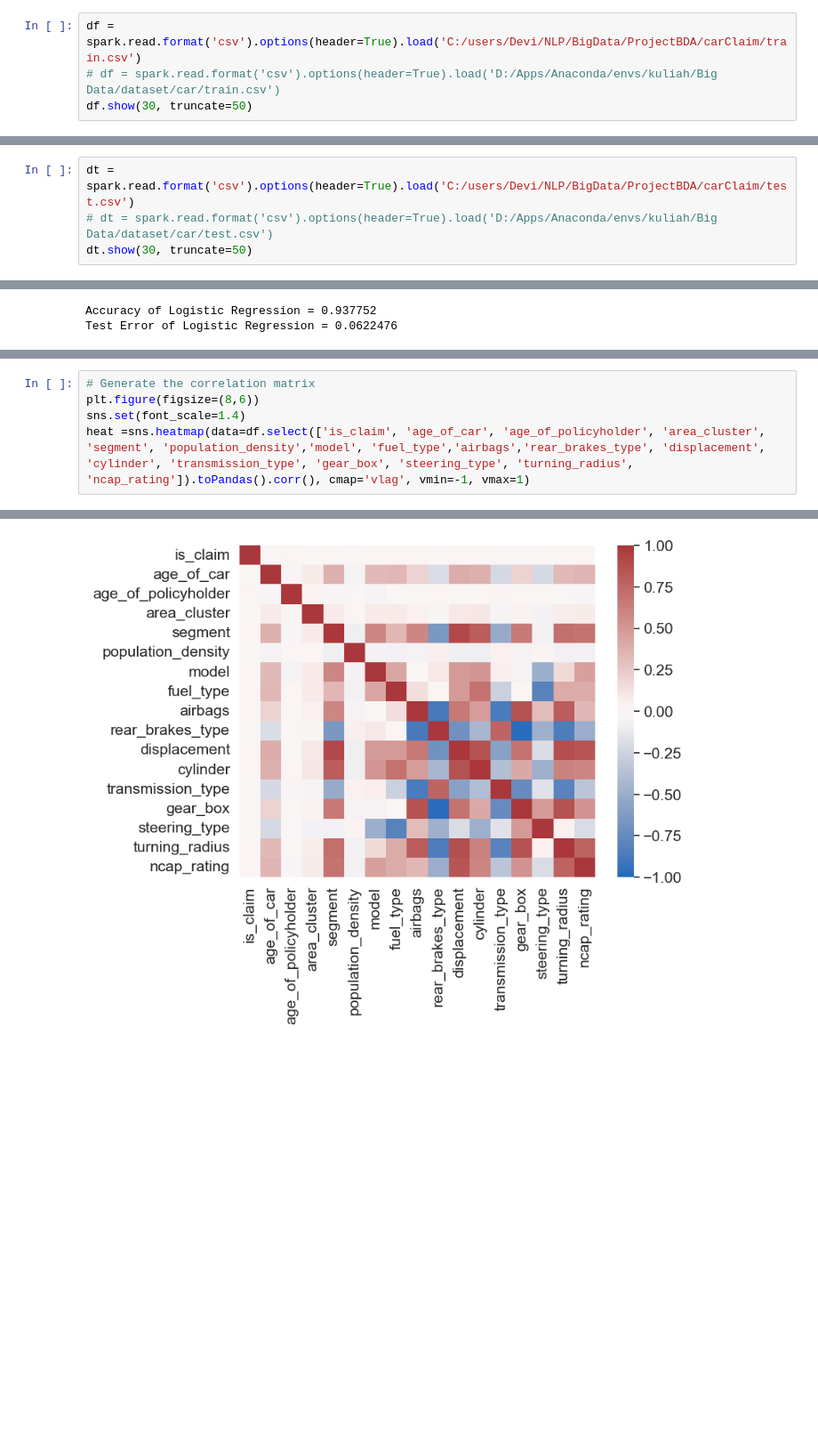
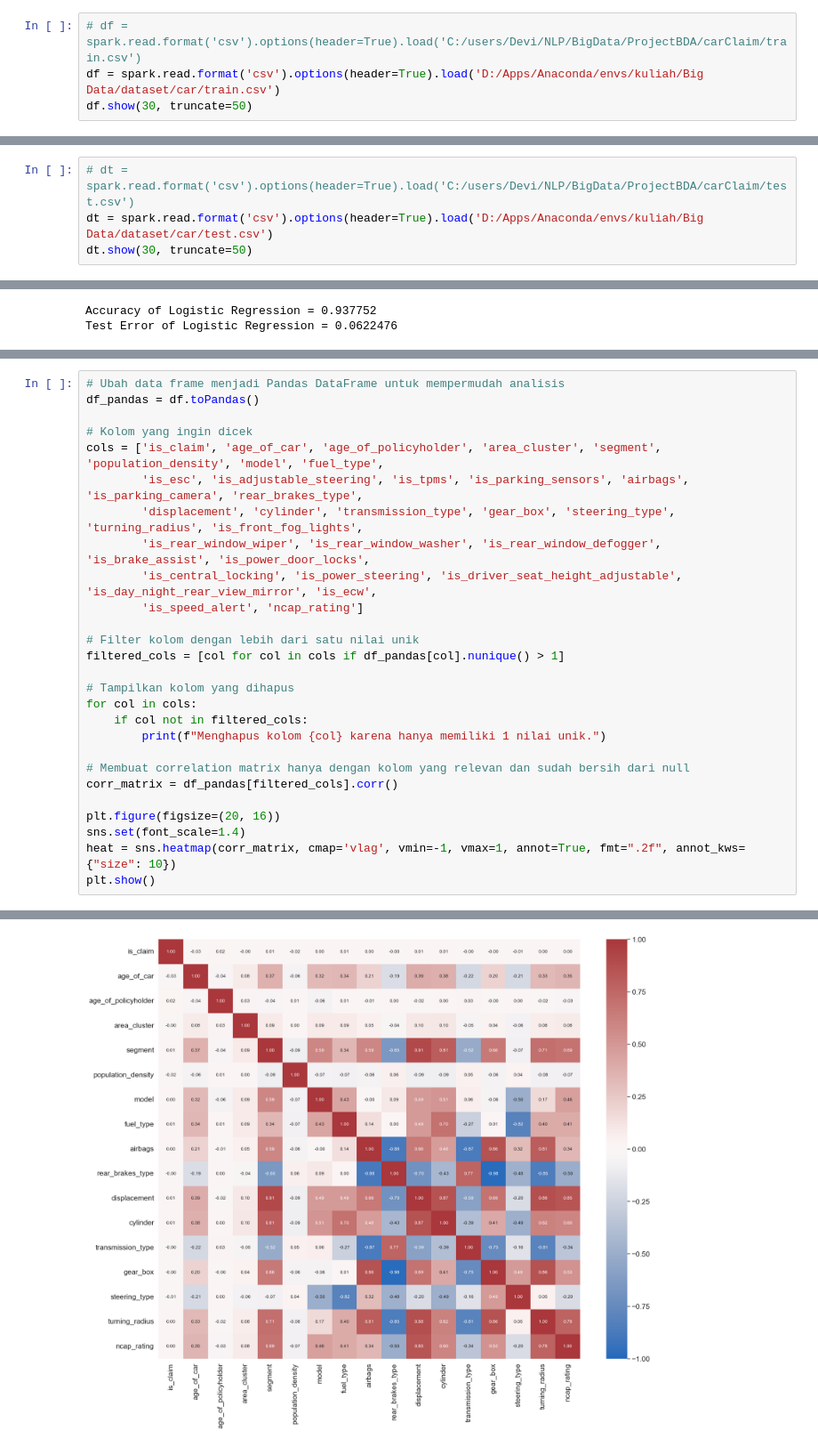
Before and after one commit to evlynEl/BigData, a Jupyter notebook: Projek.ipynb, the cells around one changed output, grey strips where cells are left out. Shown at 89% size. Cells and saved outputs as stored; diff of their text form; blank space fills up the shorter version.

```diff
--- a/Projek.ipynb
+++ b/Projek.ipynb
@@ -13,8 +13,8 @@ conf = SparkConf().setAppName('myApp') \
 sc = SparkContext(conf=conf)
 spark = SparkSession(sc)
 # %%
-df = spark.read.format('csv').options(header=True).load('C:/users/Devi/NLP/BigData/ProjectBDA/carClaim/train.csv')
-# df = spark.read.format('csv').options(header=True).load('D:/Apps/Anaconda/envs/kuliah/Big Data/dataset/car/train.csv')
+# df = spark.read.format('csv').options(header=True).load('C:/users/Devi/NLP/BigData/ProjectBDA/carClaim/train.csv')
+df = spark.read.format('csv').options(header=True).load('D:/Apps/Anaconda/envs/kuliah/Big Data/dataset/car/train.csv')
 df.show(30, truncate=50)
 # %% [output]
 +---------+-----------------+----------+-------------------+------------+------------------+----+-------+-----+---------+--------------+-----------------+-------------------------+-------+------+----- ...
@@ -35,8 +35,8 @@ df.show(30, truncate=50)
 +---------+-----------------+----------+-------------------+------------+------------------+----+-------+-----+---------+--------------+-----------------+-------------------------+-------+------+----- ...
 only showing top 30 rows
 # %%
-dt = spark.read.format('csv').options(header=True).load('C:/users/Devi/NLP/BigData/ProjectBDA/carClaim/test.csv')
-# dt = spark.read.format('csv').options(header=True).load('D:/Apps/Anaconda/envs/kuliah/Big Data/dataset/car/test.csv')
+# dt = spark.read.format('csv').options(header=True).load('C:/users/Devi/NLP/BigData/ProjectBDA/carClaim/test.csv')
+dt = spark.read.format('csv').options(header=True).load('D:/Apps/Anaconda/envs/kuliah/Big Data/dataset/car/test.csv')
 dt.show(30, truncate=50)
 # %% [output]
 +---------+-----------------+----------+-------------------+------------+------------------+----+-------+-----+---------+--------------+-----------------+---------------------+-------+------+--------- ...
@@ -773,6 +951,28 @@ heat =sns.heatmap(data=df.select(['is_claim', 'age_of_car', 'age_of_policyholder
 # %%
-# Generate the correlation matrix
-plt.figure(figsize=(8,6))
+# Ubah data frame menjadi Pandas DataFrame untuk mempermudah analisis
+df_pandas = df.toPandas()
+
+# Kolom yang ingin dicek
+cols = ['is_claim', 'age_of_car', 'age_of_policyholder', 'area_cluster', 'segment', 'population_density', 'model', 'fuel_type',
+        'is_esc', 'is_adjustable_steering', 'is_tpms', 'is_parking_sensors', 'airbags', 'is_parking_camera', 'rear_brakes_type',
+        'displacement', 'cylinder', 'transmission_type', 'gear_box', 'steering_type', 'turning_radius', 'is_front_fog_lights',
+        'is_rear_window_wiper', 'is_rear_window_washer', 'is_rear_window_defogger', 'is_brake_assist', 'is_power_door_locks',
+        'is_central_locking', 'is_power_steering', 'is_driver_seat_height_adjustable', 'is_day_night_rear_view_mirror', 'is_ecw',
+        'is_speed_alert', 'ncap_rating']
+
+# Filter kolom dengan lebih dari satu nilai unik
+filtered_cols = [col for col in cols if df_pandas[col].nunique() > 1]
+
+# Tampilkan kolom yang dihapus
+for col in cols:
+    if col not in filtered_cols:
+        print(f"Menghapus kolom {col} karena hanya memiliki 1 nilai unik.")
+
+# Membuat correlation matrix hanya dengan kolom yang relevan dan sudah bersih dari null
+corr_matrix = df_pandas[filtered_cols].corr()
+
+plt.figure(figsize=(20, 16))
 sns.set(font_scale=1.4)
-heat =sns.heatmap(data=df.select(['is_claim', 'age_of_car', 'age_of_policyholder', 'area_cluster', 'segment', 'population_density','model', 'fuel_type','airbags','rear_brakes_type', 'displacement', 'cylinder', 'transmission_type', 'gear_box', 'steering_type', 'turning_radius', 'ncap_rating']).toPandas().corr(), cmap='vlag', vmin=-1, vmax=1)
+heat = sns.heatmap(corr_matrix, cmap='vlag', vmin=-1, vmax=1, annot=True, fmt=".2f", annot_kws={"size": 10})
+plt.show()
 # %% [output]
@@ -779,2 +996,2 @@ heat =sns.heatmap(data=df.select(['is_claim', 'age_of_car', 'age_of_policyholder
-[figure, old version]
+[figure, new version]
 # %%
```
Also changed, not shown: parts of 21 cells of this notebook.
